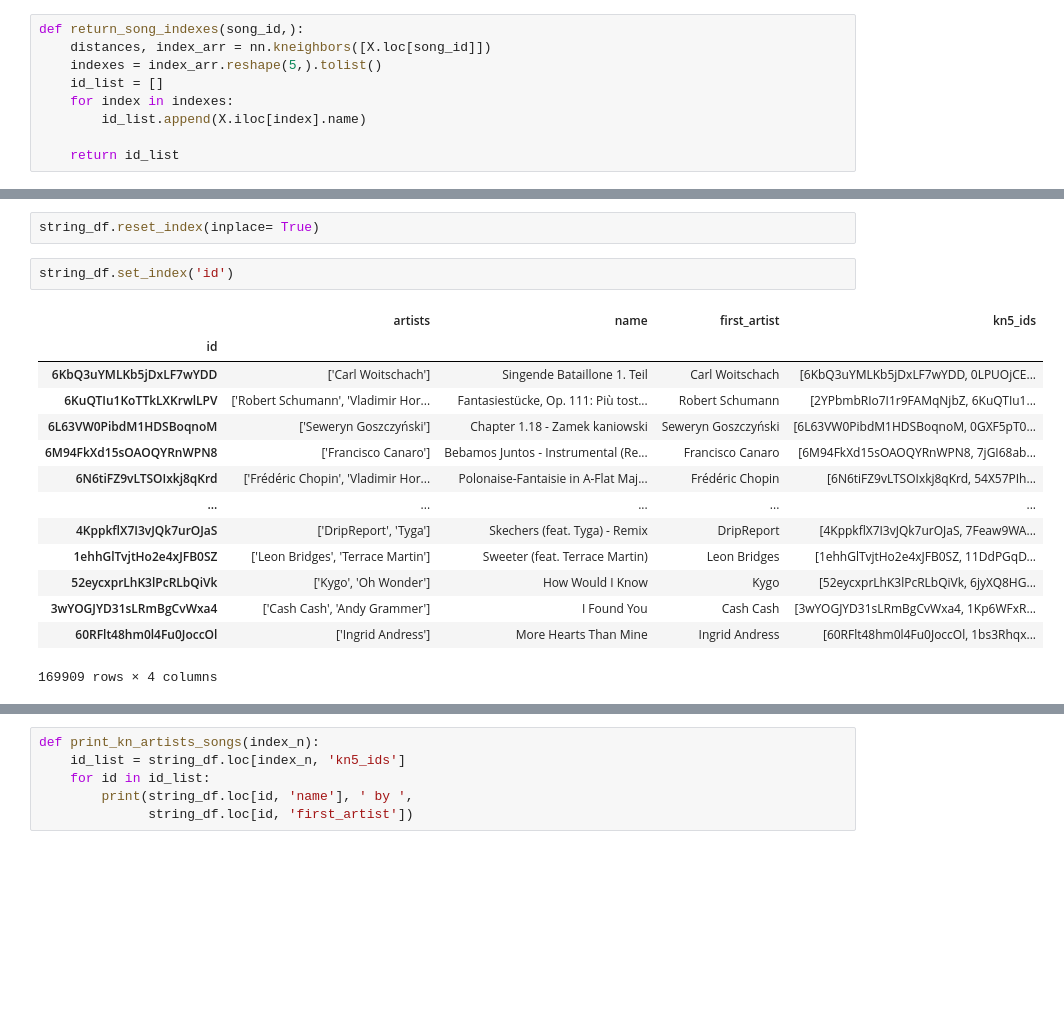
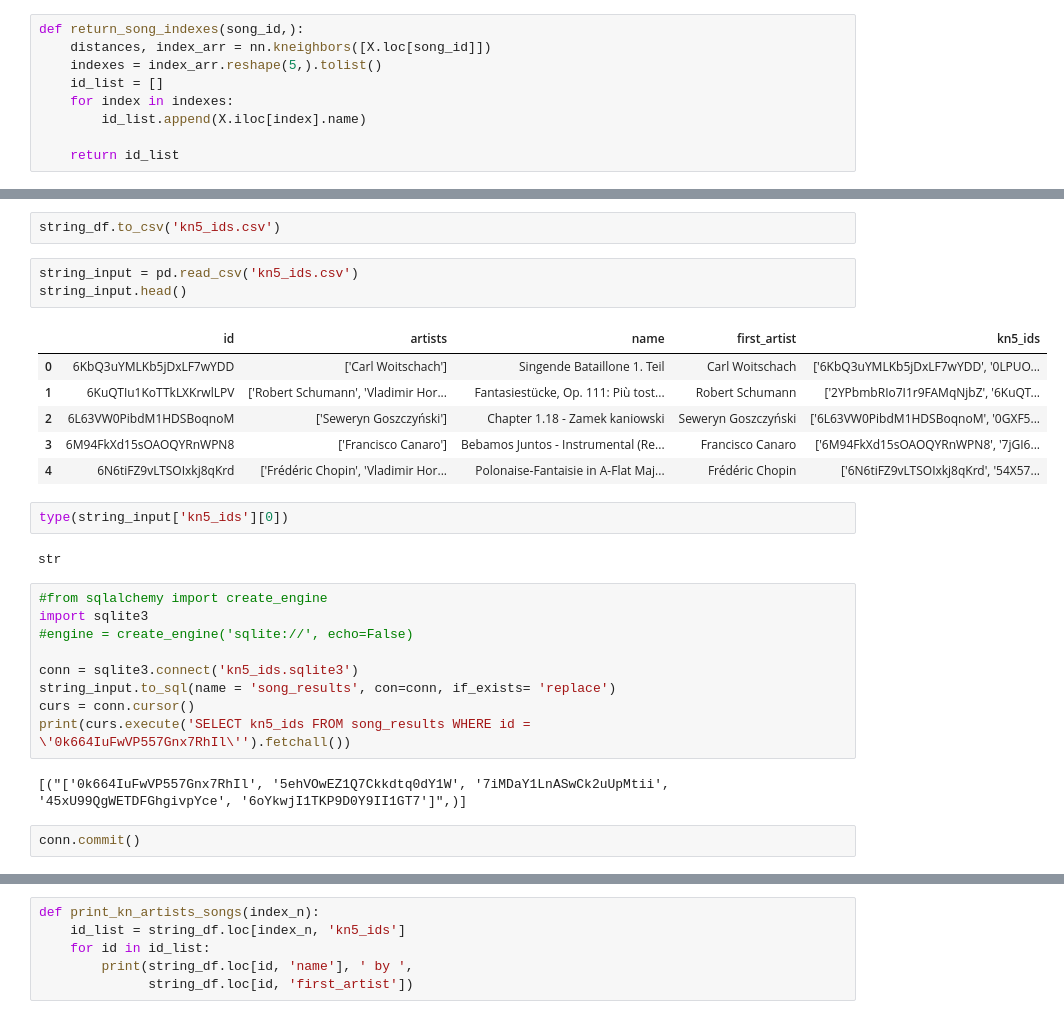
Before and after one commit to Spotify-Song-Suggester-Unit-4/Spotify-Song-Suggester, a Jupyter notebook: drafting_nb.ipynb, the cells around one changed output, grey strips where cells are left out. Drawn from its saved outputs; the diff is of its cells as text; blank space fills up the shorter version.

```diff
--- a/drafting_nb.ipynb
+++ b/drafting_nb.ipynb
@@ -143,19 +69,29 @@ string_df.head()
-# %%
-string_df.reset_index(inplace= True)
-# %%
-string_df.set_index('id')
-# %% [output]
-|  | artists | name | first_artist | kn5_ids |
-| id |  |  |  |  |
-| 6KbQ3uYMLKb5jDxLF7wYDD | ['Carl Woitschach'] | Singende Bataillone 1. Teil | Carl Woitschach | [6KbQ3uYMLKb5jDxLF7wYDD, 0LPUOjCE... |
-| 6KuQTIu1KoTTkLXKrwlLPV | ['Robert Schumann', 'Vladimir Hor... | Fantasiestücke, Op. 111: Più tost... | Robert Schumann | [2YPbmbRIo7I1r9FAMqNjbZ, 6KuQTIu1... |
-| 6L63VW0PibdM1HDSBoqnoM | ['Seweryn Goszczyński'] | Chapter 1.18 - Zamek kaniowski | Seweryn Goszczyński | [6L63VW0PibdM1HDSBoqnoM, 0GXF5pT0... |
-| 6M94FkXd15sOAOQYRnWPN8 | ['Francisco Canaro'] | Bebamos Juntos - Instrumental (Re... | Francisco Canaro | [6M94FkXd15sOAOQYRnWPN8, 7jGI68ab... |
-| 6N6tiFZ9vLTSOIxkj8qKrd | ['Frédéric Chopin', 'Vladimir Hor... | Polonaise-Fantaisie in A-Flat Maj... | Frédéric Chopin | [6N6tiFZ9vLTSOIxkj8qKrd, 54X57PIh... |
-| ... | ... | ... | ... | ... |
-| 4KppkflX7I3vJQk7urOJaS | ['DripReport', 'Tyga'] | Skechers (feat. Tyga) - Remix | DripReport | [4KppkflX7I3vJQk7urOJaS, 7Feaw9WA... |
-| 1ehhGlTvjtHo2e4xJFB0SZ | ['Leon Bridges', 'Terrace Martin'] | Sweeter (feat. Terrace Martin) | Leon Bridges | [1ehhGlTvjtHo2e4xJFB0SZ, 11DdPGqD... |
-| 52eycxprLhK3lPcRLbQiVk | ['Kygo', 'Oh Wonder'] | How Would I Know | Kygo | [52eycxprLhK3lPcRLbQiVk, 6jyXQ8HG... |
-| 3wYOGJYD31sLRmBgCvWxa4 | ['Cash Cash', 'Andy Grammer'] | I Found You | Cash Cash | [3wYOGJYD31sLRmBgCvWxa4, 1Kp6WFxR... |
-| 60RFlt48hm0l4Fu0JoccOl | ['Ingrid Andress'] | More Hearts Than Mine | Ingrid Andress | [60RFlt48hm0l4Fu0JoccOl, 1bs3Rhqx... |
-169909 rows × 4 columns
+# %%
+string_df.to_csv('kn5_ids.csv')
+# %%
+string_input = pd.read_csv('kn5_ids.csv')
+string_input.head()
+# %% [output]
+|  | id | artists | name | first_artist | kn5_ids |
+| 0 | 6KbQ3uYMLKb5jDxLF7wYDD | ['Carl Woitschach'] | Singende Bataillone 1. Teil | Carl Woitschach | ['6KbQ3uYMLKb5jDxLF7wYDD', '0LPUO... |
+| 1 | 6KuQTIu1KoTTkLXKrwlLPV | ['Robert Schumann', 'Vladimir Hor... | Fantasiestücke, Op. 111: Più tost... | Robert Schumann | ['2YPbmbRIo7I1r9FAMqNjbZ', '6KuQT... |
+| 2 | 6L63VW0PibdM1HDSBoqnoM | ['Seweryn Goszczyński'] | Chapter 1.18 - Zamek kaniowski | Seweryn Goszczyński | ['6L63VW0PibdM1HDSBoqnoM', '0GXF5... |
+| 3 | 6M94FkXd15sOAOQYRnWPN8 | ['Francisco Canaro'] | Bebamos Juntos - Instrumental (Re... | Francisco Canaro | ['6M94FkXd15sOAOQYRnWPN8', '7jGI6... |
+| 4 | 6N6tiFZ9vLTSOIxkj8qKrd | ['Frédéric Chopin', 'Vladimir Hor... | Polonaise-Fantaisie in A-Flat Maj... | Frédéric Chopin | ['6N6tiFZ9vLTSOIxkj8qKrd', '54X57... |
+# %%
+type(string_input['kn5_ids'][0])
+# %% [output]
+str
+# %%
+#from sqlalchemy import create_engine
+import sqlite3
+#engine = create_engine('sqlite://', echo=False)
+
+conn = sqlite3.connect('kn5_ids.sqlite3')
+string_input.to_sql(name = 'song_results', con=conn, if_exists= 'replace')
+curs = conn.cursor()
+print(curs.execute('SELECT kn5_ids FROM song_results WHERE id = \'0k664IuFwVP557Gnx7RhIl\'').fetchall())
+# %% [output]
+[("['0k664IuFwVP557Gnx7RhIl', '5ehVOwEZ1Q7Ckkdtq0dY1W', '7iMDaY1LnASwCk2uUpMtii', '45xU99QgWETDFGhgivpYce', '6oYkwjI1TKP9D0Y9II1GT7']",)]
+# %%
+conn.commit()
```
Also changed, not shown: parts of 27 cells of this notebook, 5 other files.
